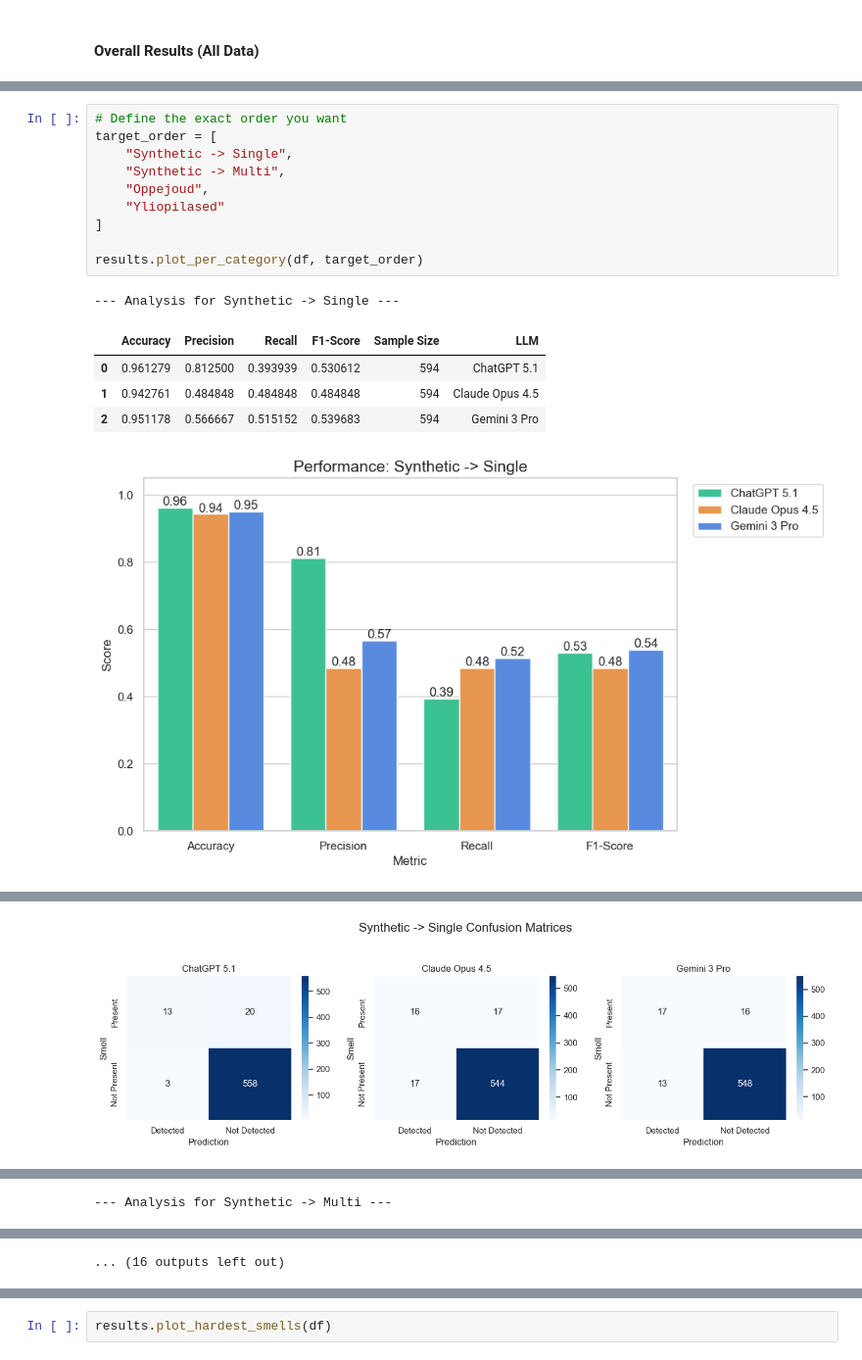
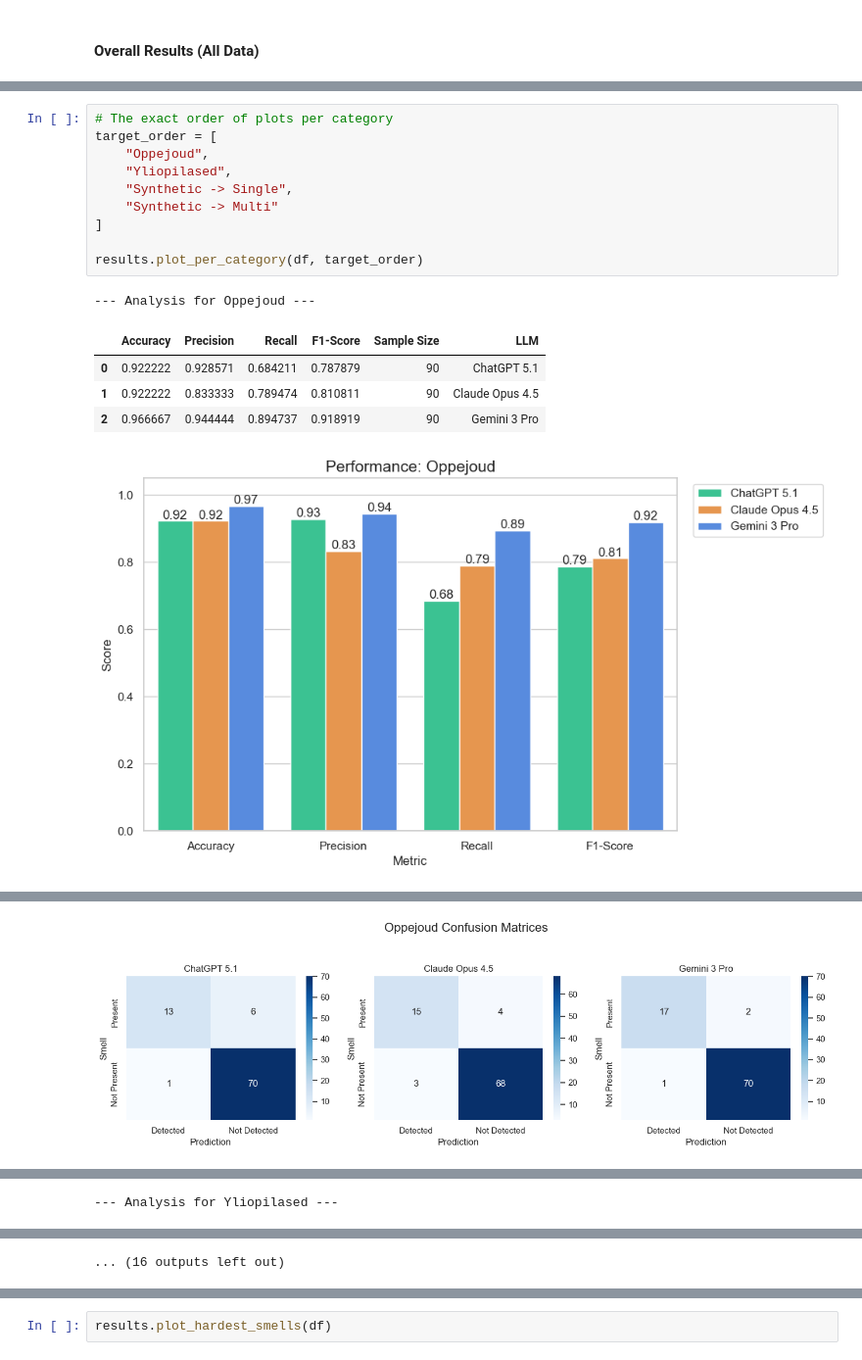
Before and after one commit to tarmoploom/detecting-uml-smells-using-llm, a Jupyter notebook: Results.ipynb, the cells around one changed output, grey strips where cells are left out. Shown at 98% size. Cells and saved outputs as stored; diff of their text form.

```diff
--- a/Results.ipynb
+++ b/Results.ipynb
@@ -79,23 +79,23 @@ results.plot_custom_aggregates(df, custom_aggregates)
 # %%
-# Define the exact order you want
+# The exact order of plots per category
 target_order = [
+    "Oppejoud",
+    "Yliopilased",
     "Synthetic -> Single",
-    "Synthetic -> Multi",
-    "Oppejoud",
-    "Yliopilased"
+    "Synthetic -> Multi"
 ]
 
 results.plot_per_category(df, target_order)
 # %% [output]
---- Analysis for Synthetic -> Single ---
+--- Analysis for Oppejoud ---
 |  | Accuracy | Precision | Recall | F1-Score | Sample Size | LLM |
-| 0 | 0.961279 | 0.812500 | 0.393939 | 0.530612 | 594 | ChatGPT 5.1 |
-| 1 | 0.942761 | 0.484848 | 0.484848 | 0.484848 | 594 | Claude Opus 4.5 |
-| 2 | 0.951178 | 0.566667 | 0.515152 | 0.539683 | 594 | Gemini 3 Pro |
+| 0 | 0.922222 | 0.928571 | 0.684211 | 0.787879 | 90 | ChatGPT 5.1 |
+| 1 | 0.922222 | 0.833333 | 0.789474 | 0.810811 | 90 | Claude Opus 4.5 |
+| 2 | 0.966667 | 0.944444 | 0.894737 | 0.918919 | 90 | Gemini 3 Pro |
-[figure, old version]
+[figure, new version]
 [interactive output not drawn]
-[figure, old version]
+[figure, new version]
 [interactive output not drawn]
 [interactive output not drawn]
---- Analysis for Synthetic -> Multi ---
+--- Analysis for Yliopilased ---
 |  | Accuracy | Precision | Recall | F1-Score | Sample Size | LLM |
```
Also changed, not shown: parts of 18 cells of this notebook, 2 other files.
